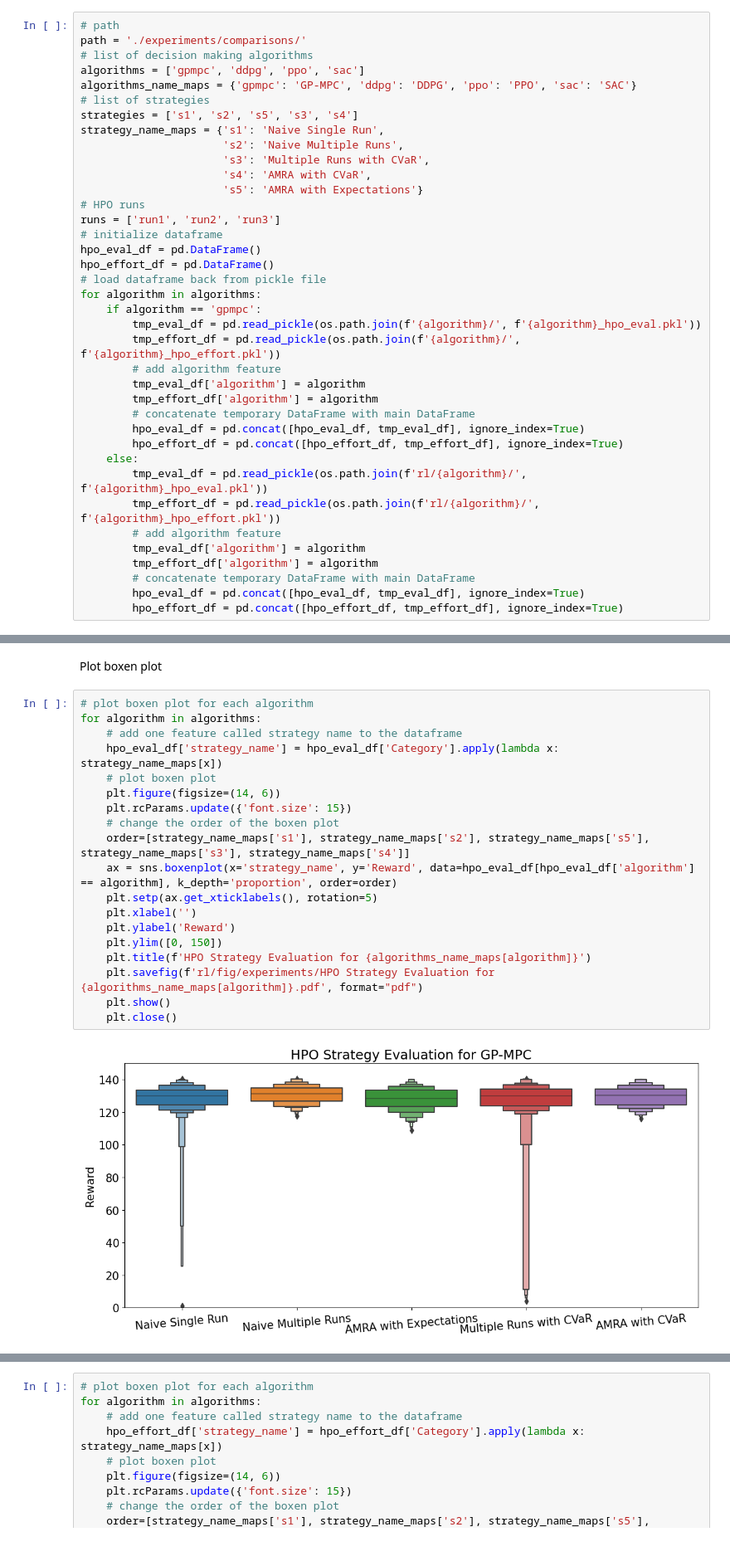
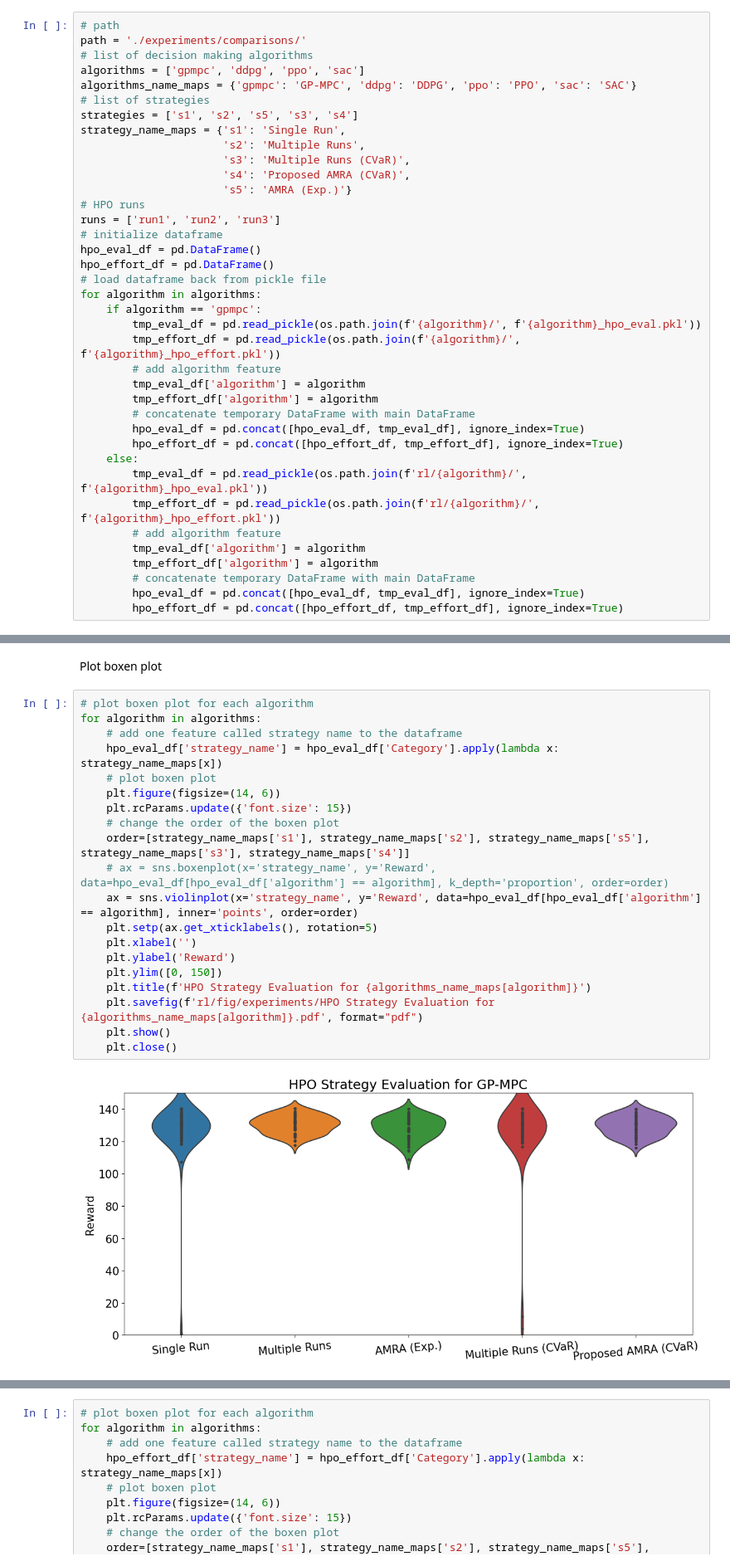
Before and after one commit to utiasDSL/safe-control-gym, a Jupyter notebook: experiments/comparisons/reliable_stats.ipynb, the cells around one changed output, grey strips where cells are left out. Shown at 83% size. Drawn from its saved outputs; the diff is of its cells as text.

```diff
--- a/experiments/comparisons/reliable_stats.ipynb
+++ b/experiments/comparisons/reliable_stats.ipynb
@@ -22,11 +26,11 @@ algorithms = ['gpmpc', 'ddpg', 'ppo', 'sac']
 algorithms_name_maps = {'gpmpc': 'GP-MPC', 'ddpg': 'DDPG', 'ppo': 'PPO', 'sac': 'SAC'}
 # list of strategies
 strategies = ['s1', 's2', 's5', 's3', 's4']
-strategy_name_maps = {'s1': 'Naive Single Run',
-                      's2': 'Naive Multiple Runs',
-                      's3': 'Multiple Runs with CVaR',
-                      's4': 'AMRA with CVaR',
-                      's5': 'AMRA with Expectations'}
+strategy_name_maps = {'s1': 'Single Run',
+                      's2': 'Multiple Runs',
+                      's3': 'Multiple Runs (CVaR)',
+                      's4': 'Proposed AMRA (CVaR)',
+                      's5': 'AMRA (Exp.)'}
 # HPO runs
 runs = ['run1', 'run2', 'run3']
 # initialize dataframe
@@ -257,21 +261,22 @@ Plot boxen plot
 # %%
 # plot boxen plot for each algorithm
 for algorithm in algorithms:
     # add one feature called strategy name to the dataframe
     hpo_eval_df['strategy_name'] = hpo_eval_df['Category'].apply(lambda x: strategy_name_maps[x])
     # plot boxen plot
     plt.figure(figsize=(14, 6))
     plt.rcParams.update({'font.size': 15})
     # change the order of the boxen plot
     order=[strategy_name_maps['s1'], strategy_name_maps['s2'], strategy_name_maps['s5'], strategy_name_maps['s3'], strategy_name_maps['s4']]
-    ax = sns.boxenplot(x='strategy_name', y='Reward', data=hpo_eval_df[hpo_eval_df['algorithm'] == algorithm], k_depth='proportion', order=order)
+    # ax = sns.boxenplot(x='strategy_name', y='Reward', data=hpo_eval_df[hpo_eval_df['algorithm'] == algorithm], k_depth='proportion', order=order)
+    ax = sns.violinplot(x='strategy_name', y='Reward', data=hpo_eval_df[hpo_eval_df['algorithm'] == algorithm], inner='points', order=order)
     plt.setp(ax.get_xticklabels(), rotation=5)
     plt.xlabel('')
     plt.ylabel('Reward')
     plt.ylim([0, 150])
     plt.title(f'HPO Strategy Evaluation for {algorithms_name_maps[algorithm]}')
     plt.savefig(f'rl/fig/experiments/HPO Strategy Evaluation for {algorithms_name_maps[algorithm]}.pdf', format="pdf")
     plt.show()
     plt.close()
 # %% [output]
-[figure, old version]
+[figure, new version]
```
Also changed, not shown: parts of 10 cells of this notebook, 1 other file.
